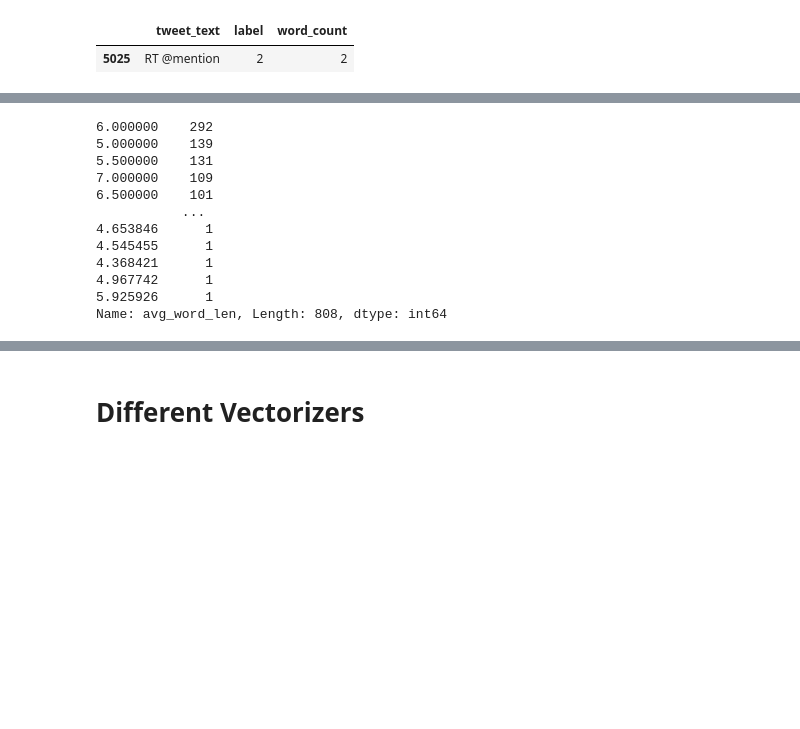
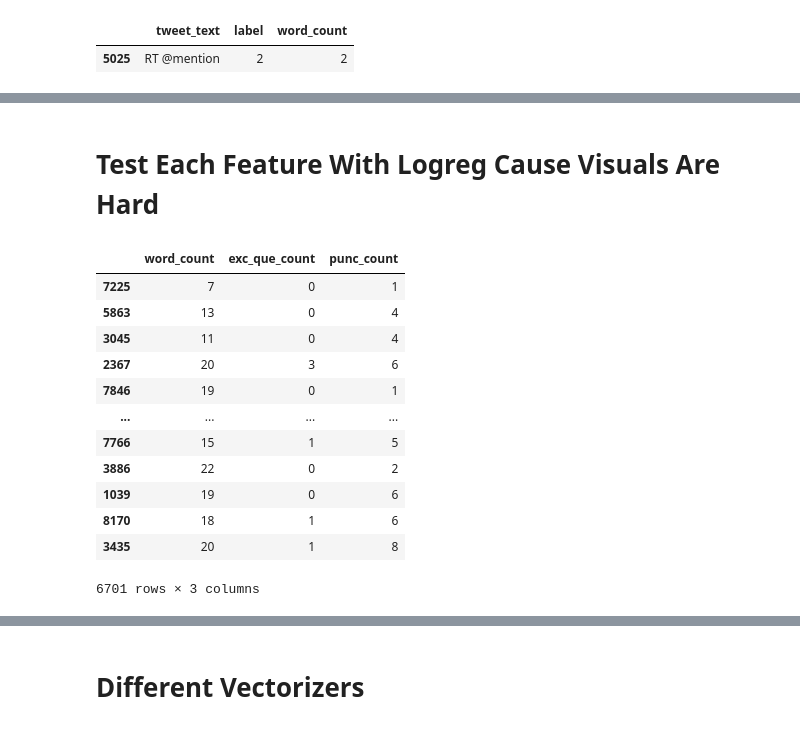
Before and after one commit to kelsklane/Apple_Tweet_Sentiment_NLP, a Jupyter notebook: jupyters/kelsey_notebook.ipynb, the cells around one changed output, grey strips where cells are left out. Cells and saved outputs as stored; diff of their text form; code cells hidden in the pictures; blank space fills up the shorter version.

```diff
--- a/jupyters/kelsey_notebook.ipynb
+++ b/jupyters/kelsey_notebook.ipynb
@@ -171,18 +296,2 @@ def word_count(tweet):
 # %%
 tweets['punc_count'] = tweets['tweet_text'].apply(punc_count)
-tweets['avg_word_len'] = tweets['tweet_text'].apply(avg_length)
-# %%
-tweets.avg_word_len.value_counts()
-# %% [output]
-6.000000    292
-5.000000    139
-5.500000    131
-7.000000    109
-6.500000    101
-           ...
-4.653846      1
-4.545455      1
-4.368421      1
-4.967742      1
-5.925926      1
-Name: avg_word_len, Length: 808, dtype: int64
@@ -188,0 +303,25 @@ Name: avg_word_len, Length: 808, dtype: int64
+# %% [markdown]
+# Test Each Feature With Logreg Cause Visuals Are Hard
+# %%
+tweets_test = tweets.drop('tweet_text', axis = 1)
+# %%
+#Train test split
+y = tweets_test['label']
+X = tweets_test.drop('label', axis = 1)
+X_train, X_test, y_train, y_test = train_test_split(X, y, random_state = 213)
+
+X_train
+# %% [output]
+|  | word_count | exc_que_count | punc_count |
+| 7225 | 7 | 0 | 1 |
+| 5863 | 13 | 0 | 4 |
+| 3045 | 11 | 0 | 4 |
+| 2367 | 20 | 3 | 6 |
+| 7846 | 19 | 0 | 1 |
+| ... | ... | ... | ... |
+| 7766 | 15 | 1 | 5 |
+| 3886 | 22 | 0 | 2 |
+| 1039 | 19 | 0 | 6 |
+| 8170 | 18 | 1 | 6 |
+| 3435 | 20 | 1 | 8 |
+6701 rows × 3 columns
```
Also changed, not shown: parts of 68 cells of this notebook.
